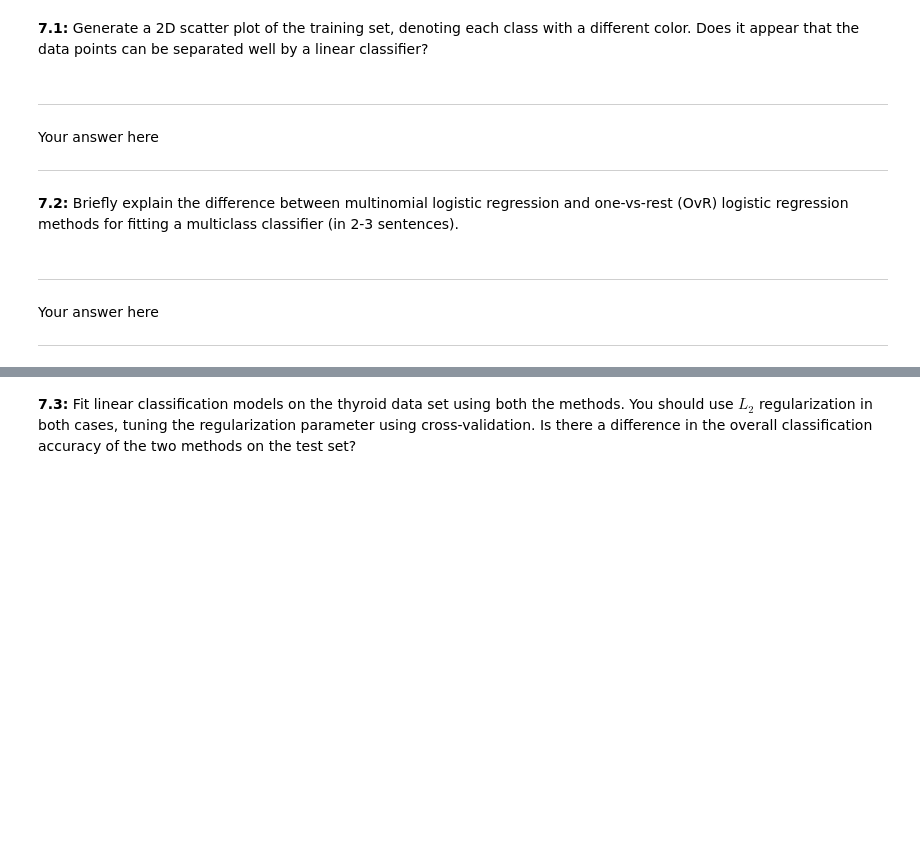
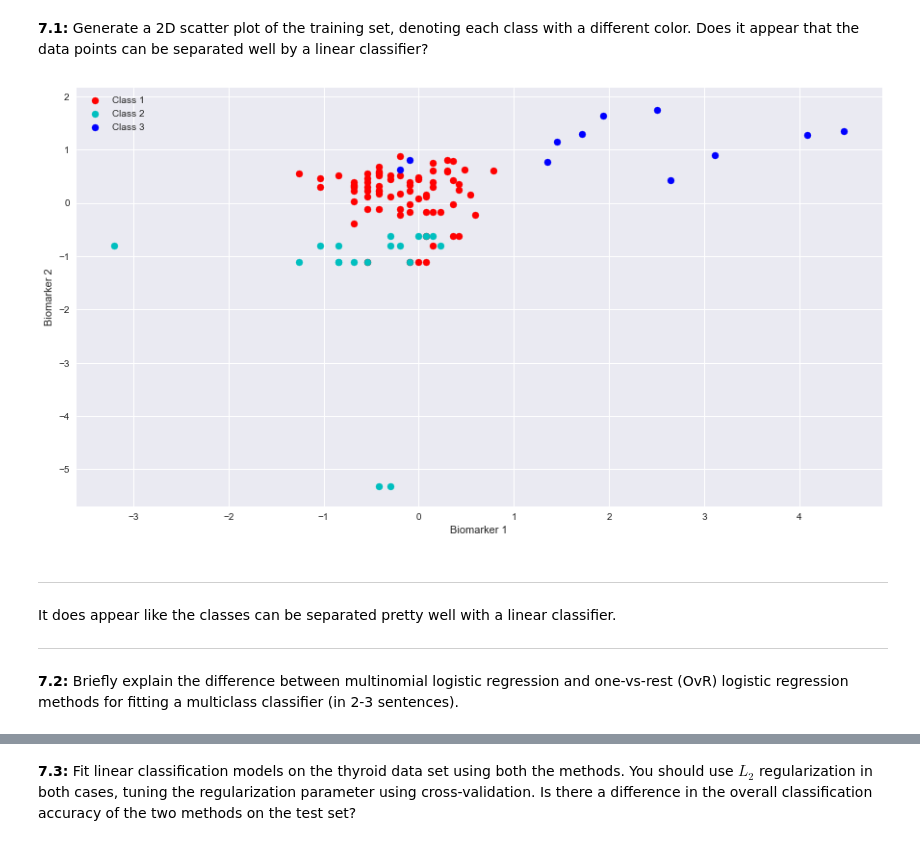
Before and after one commit to karanbhandarkar/CSCIS-109a-IntroductionToDataScience, a Jupyter notebook: Week 5/HW5/cs109_hw5.ipynb, the cells around one changed output, grey strips where cells are left out. Drawn from its saved outputs; the diff is of its cells as text; code cells hidden in the pictures; blank space fills up the shorter version.

```diff
--- a/Week 5/HW5/cs109_hw5.ipynb
+++ b/Week 5/HW5/cs109_hw5.ipynb
@@ -572,5 +564,19 @@ df = pd.read_csv('data/dataset_hw5_2.csv')
 msk = np.random.rand(len(df)) < 0.5
 data_train = df[msk]
 data_test = df[~msk]
+# %%
+x_train_unscaled = data_train.drop(columns=['Diagnosis'])
+x_test_unscaled = data_test.drop(columns=['Diagnosis'])
+y_train = data_train['Diagnosis']
+y_test = data_test['Diagnosis']
+
+# First things first, normalize the data.
+scale_transformer = StandardScaler(copy=True).fit(x_train_unscaled)
+x_train_scaled = scale_transformer.transform(x_train_unscaled)
+x_test_scaled = scale_transformer.transform(x_test_unscaled)
+
+# Convert returned numpy array to dataframe
+x_train = pd.DataFrame(x_train_scaled, index=x_train_unscaled.index, columns=x_train_unscaled.columns)
+x_test = pd.DataFrame(x_test_scaled, index=x_test_unscaled.index, columns=x_test_unscaled.columns)
 # %% [markdown]
 **7.1:** Generate a 2D scatter plot of the training set, denoting each class with a different color. Does it appear that the data points can be separated well by a linear classifier?
@@ -579,12 +583,24 @@ data_test = df[~msk]
-# %% [markdown]
-----
-Your answer here
-
-----
+# %%
+# your code here
+
+colors = ['r','c','b']
+label_text = ["Class 1", "Class 2", "Class 3"]
+
+fig, ax = plt.subplots(1,1, figsize=(15, 8), sharex=True, sharey=True)
+
+for cur_group in [0,1,2]:
+    cur_df = x_train[y_train==cur_group+1]
+    plt.scatter(cur_df['Biomarker 1'], cur_df['Biomarker 2'], c = colors[cur_group], label=label_text[cur_group])
+
+# all plots need labels
+plt.xlabel("Biomarker 1")
+plt.ylabel("Biomarker 2")
+plt.legend();
+# %% [output]
+[figure, added]
+# %% [markdown]
+<HR>
+It does appear like the classes can be separated pretty well with a linear classifier.
+<HR>
 # %% [markdown]
 **7.2:** Briefly explain the difference between multinomial logistic regression and one-vs-rest (OvR) logistic regression methods for fitting a multiclass classifier (in 2-3 sentences).
-# %% [markdown]
-----
-Your answer here
-
-----
```
Also changed, not shown: parts of 26 cells of this notebook.
